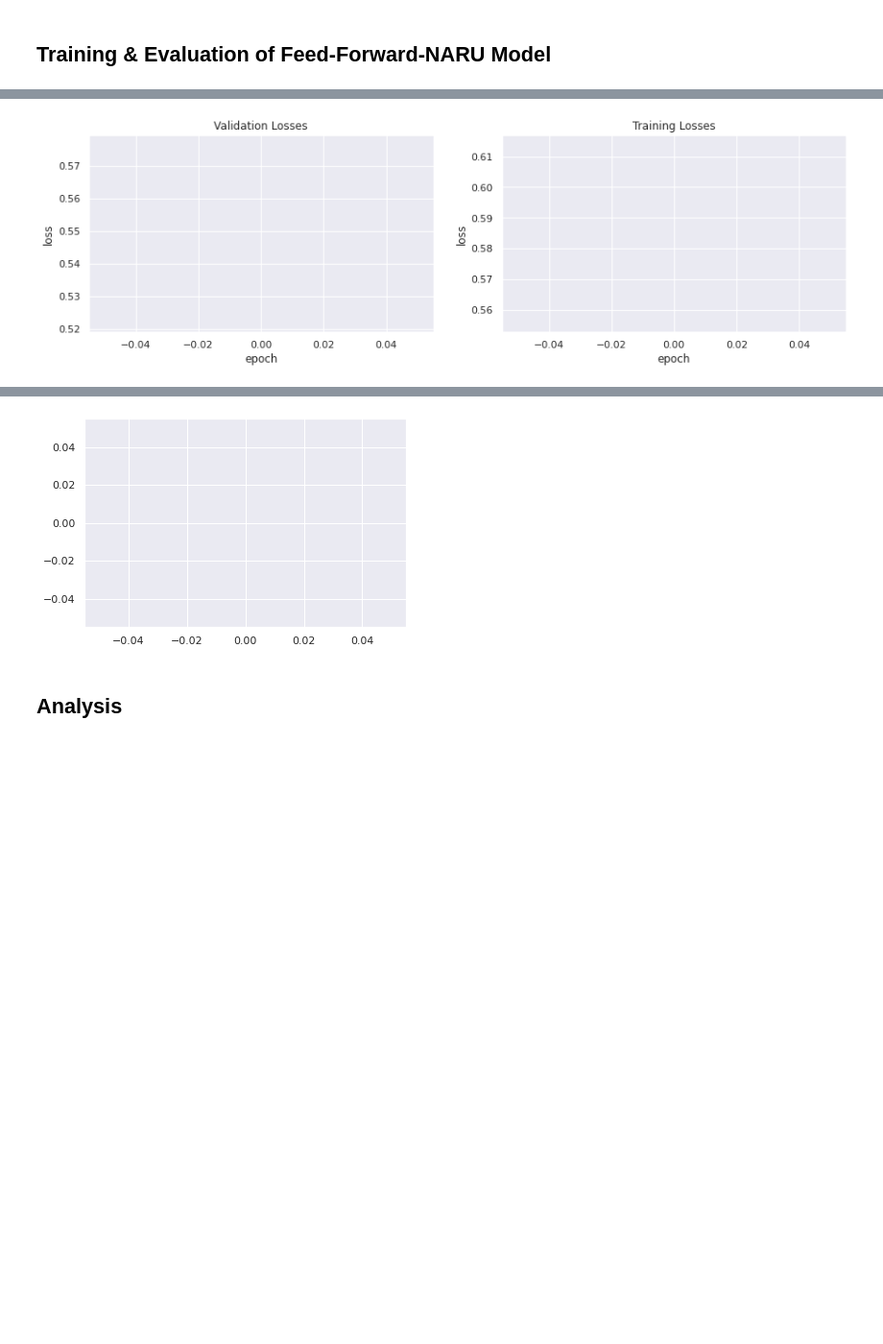
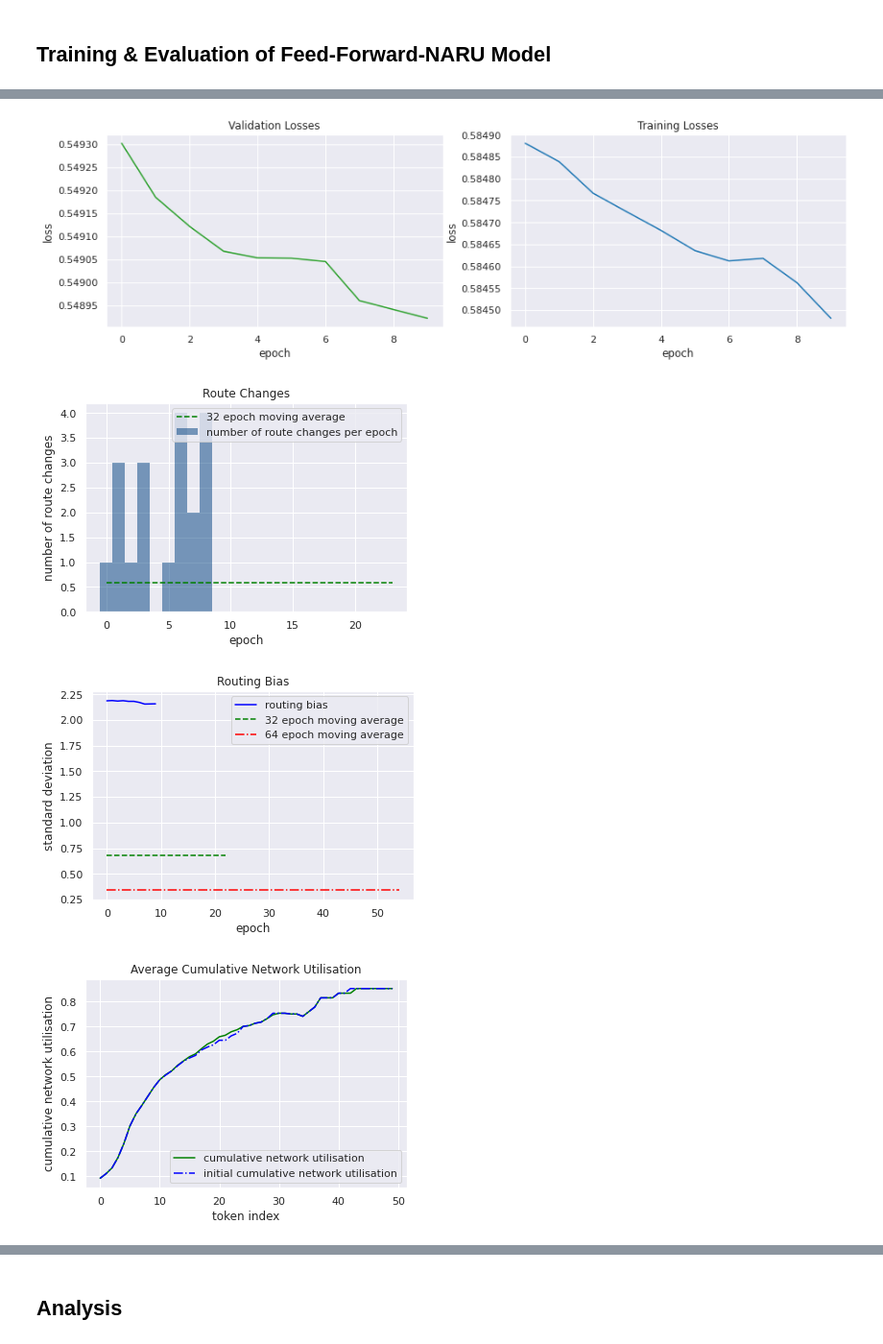
Before and after one commit to Gleethos/NARU, a Jupyter notebook: laboratory.ipynb, the cells around one changed output, grey strips where cells are left out. Shown at 96% size. Drawn from its saved outputs; the diff is of its cells as text; code cells hidden in the pictures; blank space fills up the shorter version.

```diff
--- a/laboratory.ipynb
+++ b/laboratory.ipynb
@@ -69,8 +68,8 @@ print('First joke in the data-set:\n',jokes[0],'\n')
 
 training_data, test_data = list_splitter(jokes, 0.8)
 
-#training_data = jokes[:20]
-#test_data = jokes[20:30]
+training_data = jokes[:20]
+test_data = jokes[20:30]
 # %% [output]
 First joke in the data-set:
  ['I', 'just', 'read', 'this', 'article', 'about', 'short', 'term', 'memory', 'I', 'do', "n't", 'remember', 'what', 'it', 'was', 'about']
@@ -112,7 +111,7 @@ for i in range(1): # Outer loop for saving the model from time to time...
         optimizer=torch.optim.Adam(model.get_params(), lr=0.0001),
         training_data=training_data,
         test_data=test_data,
-        epochs=1,
+        epochs=10,
         path=target_folder
     )
     #print(choice_matrices)
@@ -144,3 +143,6 @@ Epoch 0  done! latest loss = 0.6024659005078402 ; Avg loss = 0.5848811284151354
 Trial done!
 ===========
-[figure, old version]
+[figure, new version]
+[figure, new version]
+[figure, added]
+[figure, added]
@@ -148,4 +152,3 @@ ValueError: v cannot be empty
-[figure, old version]
 # %% [markdown]
 ## Analysis ##
 # %%
```
Also changed, not shown: parts of 3 cells of this notebook, 6 other files.
